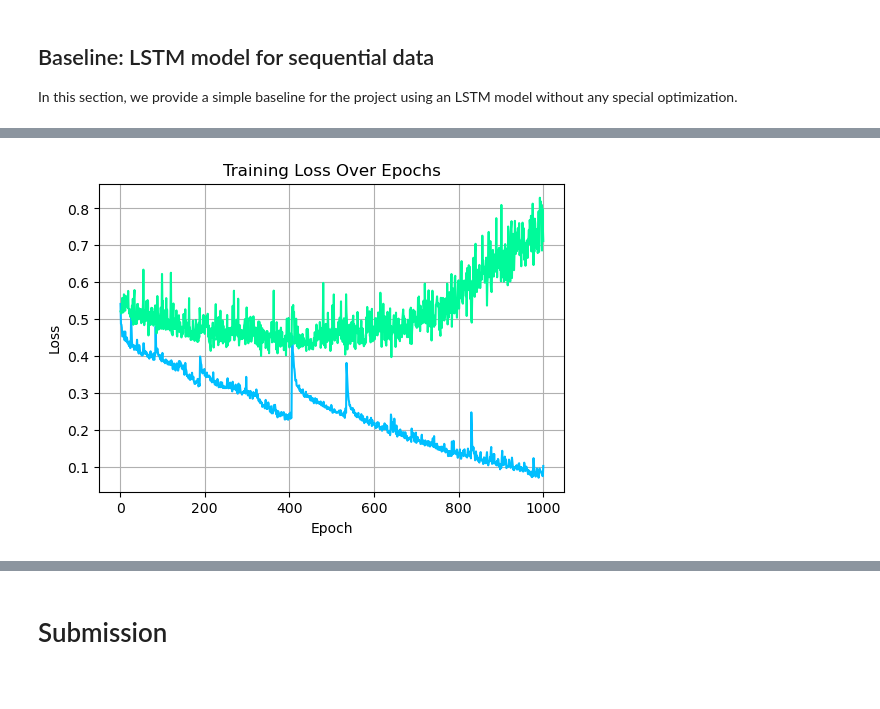
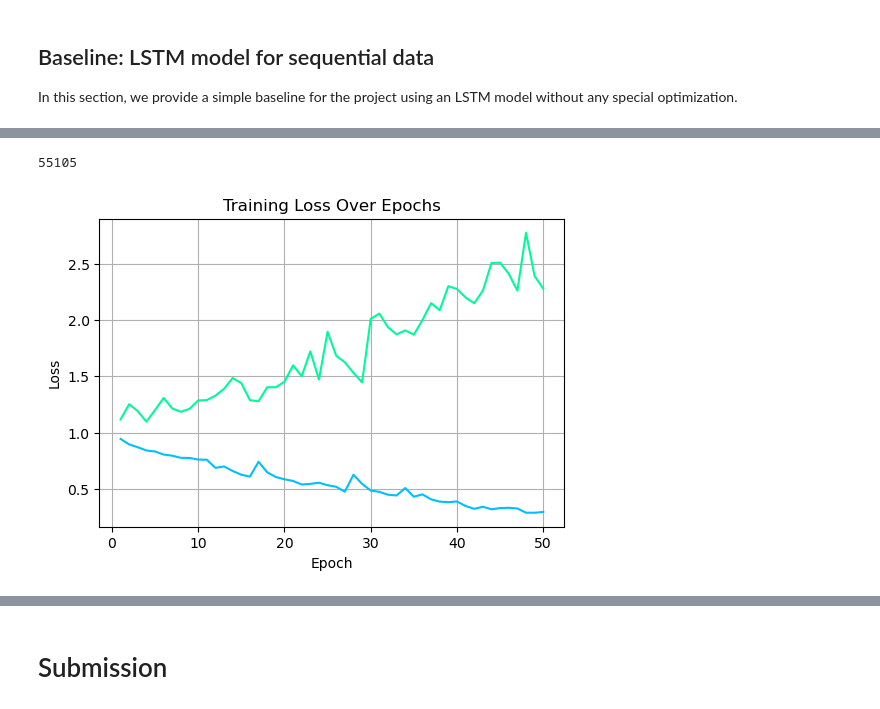
Before and after one commit to JohnTomasTaylor/NetworkMLGroup14, a Jupyter notebook: baselines.ipynb, the cells around one changed output, grey strips where cells are left out. Cells and saved outputs as stored; diff of their text form; code cells hidden in the pictures.

```diff
--- a/baselines.ipynb
+++ b/baselines.ipynb
@@ -180,12 +188,12 @@ dataset_tr = EEGDataset(
     clips_training,
     signals_root=DATA_ROOT / "train",
     signal_transform=fft_filtering,
-    prefetch=False,  # If your compute does not allow it, you can use `prefetch=False`
+    prefetch=True,  # If your compute does not allow it, you can use `prefetch=False`
 )
 
 dataset_val = EEGDataset(
     clips_val,
     signals_root=DATA_ROOT / "train",
     signal_transform=fft_filtering,
-    prefetch=False,  # If your compute does not allow it, you can use `prefetch=False`
+    prefetch=True,  # If your compute does not allow it, you can use `prefetch=False`
 )
@@ -252,8 +235,8 @@ def seed_everything(seed: int):
 
 seed_everything(1)
 # %%
-loader_tr = DataLoader(dataset_tr, batch_size=4, shuffle=True)
-loader_val = DataLoader(dataset_val, batch_size=4, shuffle=True)
+loader_tr = DataLoader(dataset_tr, batch_size=128, shuffle=True)
+loader_val = DataLoader(dataset_val, batch_size=128, shuffle=True)
 # %%
 for x, y in loader_val:
     print(x.shape)
@@ -399,14 +467,51 @@ for epoch in tqdm(range(num_epochs), desc="Training"):
+# %%
+total_params = sum(p.numel() for p in model.parameters())
+total_params
+# %% [output]
+55105
+# %%
+# train_dataset = SampleEEGDataset(num_samples=50)
+# train_dataloader = DataLoader(train_dataset, batch_size=16, shuffle=True)
+
+# test_dataset = SampleEEGDataset(num_samples=20, seed=43)
+# test_dataloader = DataLoader(test_dataset, batch_size=16)
+
+train_losses = []
+eval_losses = []
+
+train_accs = []
+eval_accs = []
+
+# Initialize the classifier
+classifier = EEGClassifier(
+    model=model,
+    criterion=criterion,
+    optimizer=optimizer,
+    device=device
+)
+
+# Train the model
+num_epochs = 50
+for epoch in tqdm(range(num_epochs)):
+    train_loss, train_acc = classifier.train_step(loader_tr, epoch)
+    # Evaluate on test set
+    test_loss, test_acc = classifier.evaluate(loader_val)
+
+    train_losses.append(train_loss)
+    train_accs.append(train_acc)
+    eval_losses.append(test_loss)
+    eval_accs.append(test_acc)
 # %%
 # Plot the training loss
 import matplotlib.pyplot as plt
 
 plt.figure(figsize=(6, 4))
-plt.plot(range(1, num_epochs + 1), train_losses, color="deepskyblue")
-plt.plot(range(1, num_epochs + 1), eval_losses, color="mediumspringgreen")
+plt.plot(range(1, len(train_losses) + 1), train_losses, color="deepskyblue")
+plt.plot(range(1, len(eval_losses) + 1), eval_losses, color="mediumspringgreen")
 plt.title("Training Loss Over Epochs")
 plt.xlabel("Epoch")
 plt.ylabel("Loss")
 plt.grid(True)
 plt.show()
 # %% [output]
-[figure, old version]
+[figure, new version]
```
Also changed, not shown: parts of 16 cells of this notebook.
